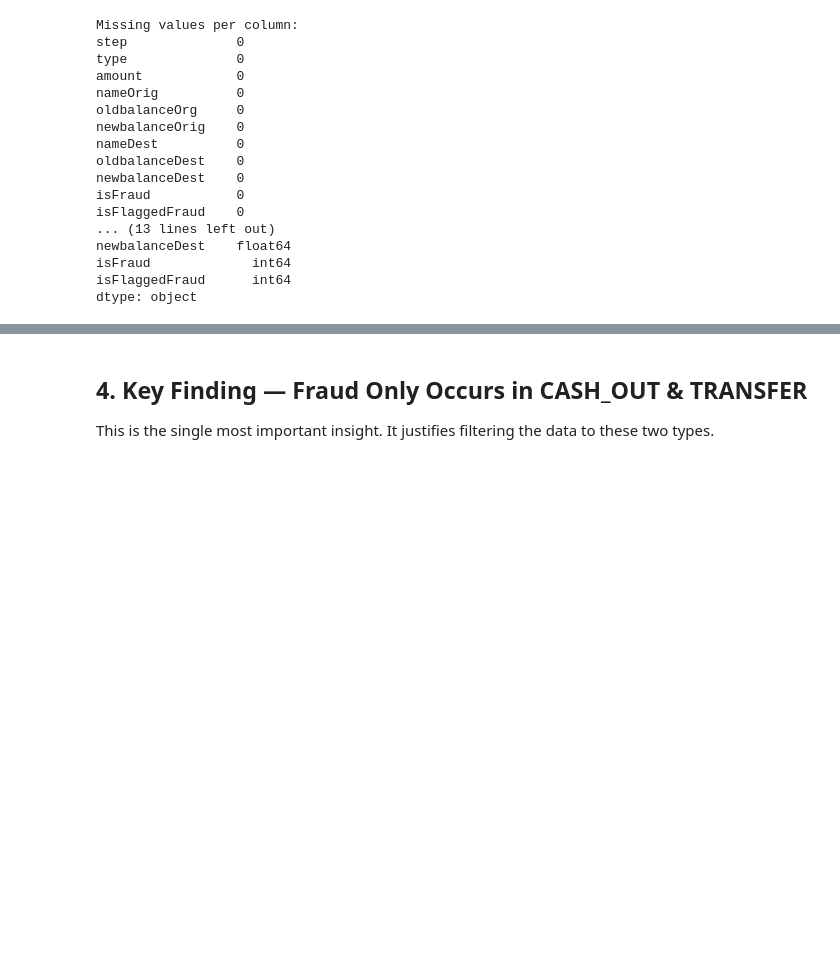
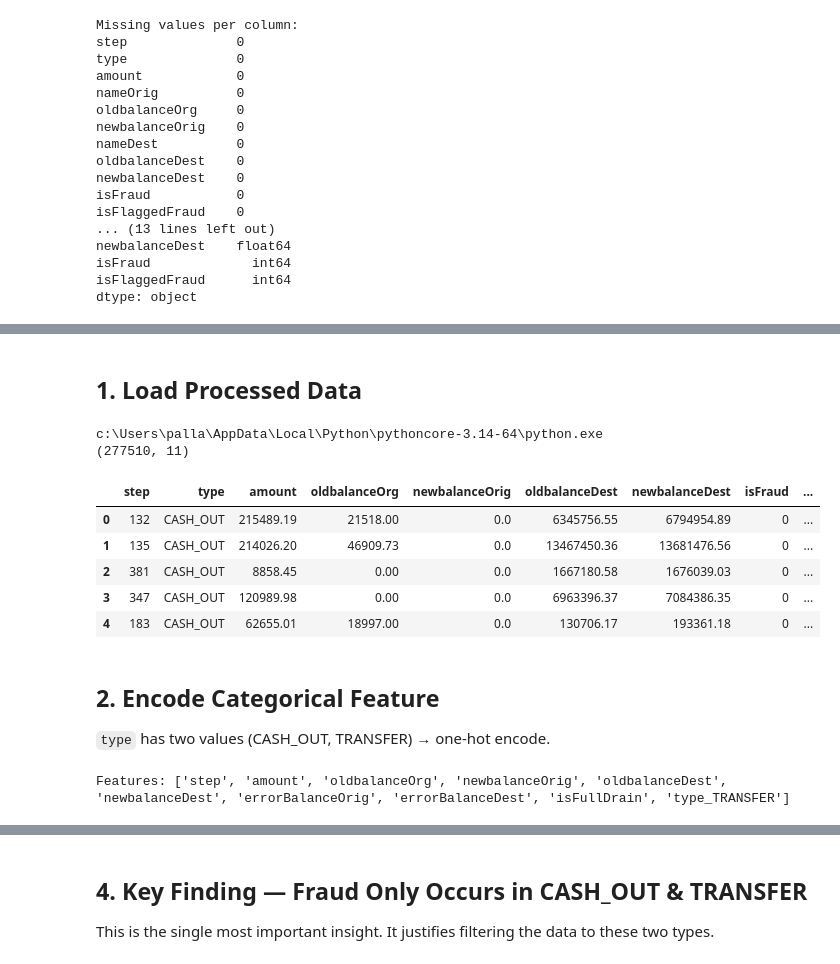
Before and after one commit to SBK250/Advanced-Fraud-Detection-ML, a Jupyter notebook: fraud-detection-ml/notebooks/01_eda.ipynb, the cells around one changed output, grey strips where cells are left out. Saved outputs shown, nothing was run; the diff lists cells and outputs as text; code cells hidden in the pictures; blank space fills up the shorter version.

```diff
--- a/fraud-detection-ml/notebooks/01_eda.ipynb
+++ b/fraud-detection-ml/notebooks/01_eda.ipynb
@@ -70,0 +184,31 @@ dtype: object
+# %% [markdown]
+## 1. Load Processed Data
+# %%
+import pandas as pd, numpy as np
+import matplotlib.pyplot as plt, seaborn as sns
+import sys
+print(sys.executable)
+sns.set_style("whitegrid")
+
+d = pd.read_csv("../data/processed/fraud_processed.csv")
+print(d.shape)
+d.head()
+# %% [output]
+c:\Users\palla\AppData\Local\Python\pythoncore-3.14-64\python.exe
+(277510, 11)
+|  | step | type | amount | oldbalanceOrg | newbalanceOrig | oldbalanceDest | newbalanceDest | isFraud | ... |
+| 0 | 132 | CASH_OUT | 215489.19 | 21518.00 | 0.0 | 6345756.55 | 6794954.89 | 0 | ... |
+| 1 | 135 | CASH_OUT | 214026.20 | 46909.73 | 0.0 | 13467450.36 | 13681476.56 | 0 | ... |
+| 2 | 381 | CASH_OUT | 8858.45 | 0.00 | 0.0 | 1667180.58 | 1676039.03 | 0 | ... |
+| 3 | 347 | CASH_OUT | 120989.98 | 0.00 | 0.0 | 6963396.37 | 7084386.35 | 0 | ... |
+| 4 | 183 | CASH_OUT | 62655.01 | 18997.00 | 0.0 | 130706.17 | 193361.18 | 0 | ... |
+# %% [markdown]
+## 2. Encode Categorical Feature
+`type` has two values (CASH_OUT, TRANSFER) → one-hot encode.
+# %%
+d = pd.get_dummies(d, columns=['type'], drop_first=True)
+X = d.drop(columns=['isFraud'])
+y = d['isFraud']
+print("Features:", list(X.columns))
+# %% [output]
+Features: ['step', 'amount', 'oldbalanceOrg', 'newbalanceOrig', 'oldbalanceDest', 'newbalanceDest', 'errorBalanceOrig', 'errorBalanceDest', 'isFullDrain', 'type_TRANSFER']
```
Also changed, not shown: parts of 28 cells of this notebook.
